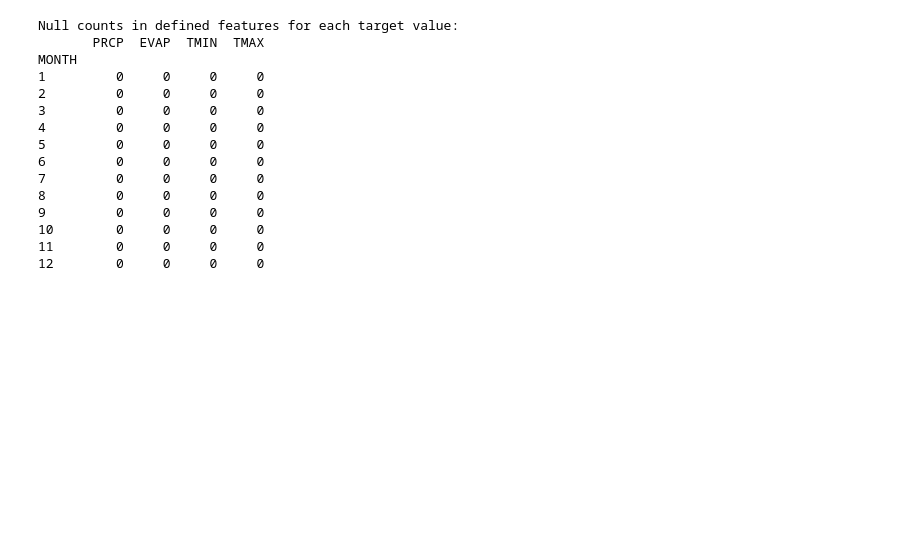
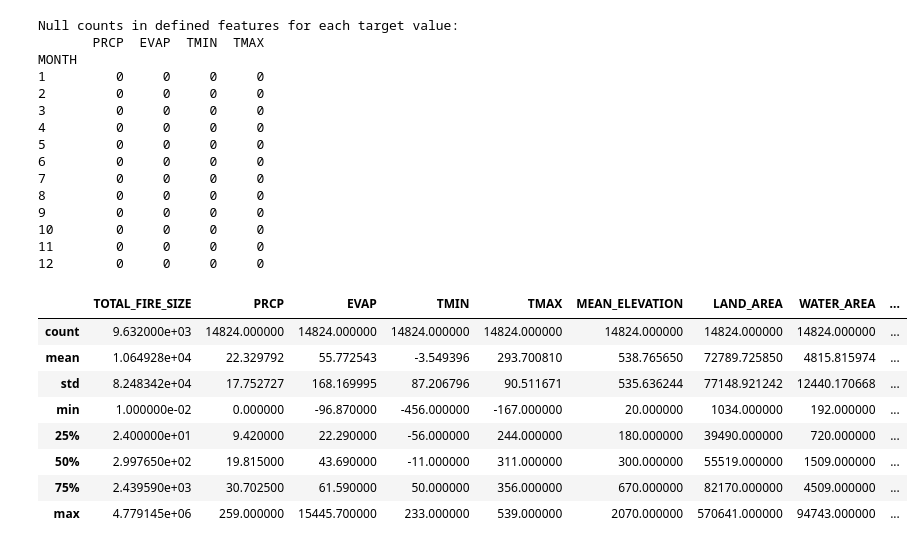
Before and after one commit to mflodzinski/Hackathon-Epoch, a Jupyter notebook: main.ipynb, the cells around one changed output. Cells and saved outputs as stored; diff of their text form; code cells hidden in the pictures; blank space fills up the shorter version.

```diff
--- a/main.ipynb
+++ b/main.ipynb
@@ -94,3 +44,10 @@ state_weather_wildfire_data.head()
 | 2 | AK | 1992-06 | 86460.6 | 14.03 | 39.27 | -17.0 | 322.0 | 580 | 570641 | ... |
 | 3 | AK | 1992-07 | 48578.5 | 16.78 | 30.91 | 28.0 | 300.0 | 580 | 570641 | ... |
 | 4 | AK | 1992-08 | 3321.8 | 10.46 | 20.14 | -33.0 | 267.0 | 580 | 570641 | ... |
+# %%
+cutoff_date = pd.to_datetime("2011-01", format='%Y-%m')
+
+state_weather_wildfire_data['PERIOD'] = pd.to_datetime(state_weather_wildfire_data['PERIOD'], format='%Y-%m')
+df_filtered = state_weather_wildfire_data[state_weather_wildfire_data['PERIOD'] >= cutoff_date]
+
+df_filtered.head()
@@ -219 +159,14 @@ MONTH
+# %%
+dataset = dataset.drop(columns=['PERIOD'])
+dataset.describe()
+# %% [output]
+|  | TOTAL_FIRE_SIZE | PRCP | EVAP | TMIN | TMAX | MEAN_ELEVATION | LAND_AREA | WATER_AREA | ... |
+| count | 9.632000e+03 | 14824.000000 | 14824.000000 | 14824.000000 | 14824.000000 | 14824.000000 | 14824.000000 | 14824.000000 | ... |
+| mean | 1.064928e+04 | 22.329792 | 55.772543 | -3.549396 | 293.700810 | 538.765650 | 72789.725850 | 4815.815974 | ... |
+| std | 8.248342e+04 | 17.752727 | 168.169995 | 87.206796 | 90.511671 | 535.636244 | 77148.921242 | 12440.170668 | ... |
+| min | 1.000000e-02 | 0.000000 | -96.870000 | -456.000000 | -167.000000 | 20.000000 | 1034.000000 | 192.000000 | ... |
+| 25% | 2.400000e+01 | 9.420000 | 22.290000 | -56.000000 | 244.000000 | 180.000000 | 39490.000000 | 720.000000 | ... |
+| 50% | 2.997650e+02 | 19.815000 | 43.690000 | -11.000000 | 311.000000 | 300.000000 | 55519.000000 | 1509.000000 | ... |
+| 75% | 2.439590e+03 | 30.702500 | 61.590000 | 50.000000 | 356.000000 | 670.000000 | 82170.000000 | 4509.000000 | ... |
+| max | 4.779145e+06 | 259.000000 | 15445.700000 | 233.000000 | 539.000000 | 2070.000000 | 570641.000000 | 94743.000000 | ... |
 # %%
```
Also changed, not shown: parts of 22 cells of this notebook, 1 other file.
